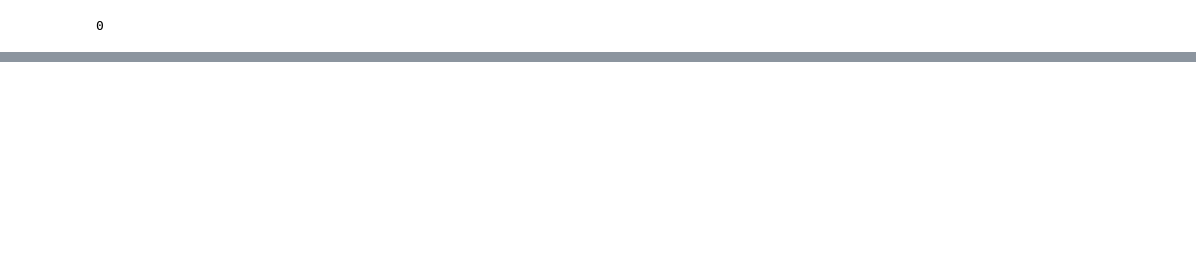
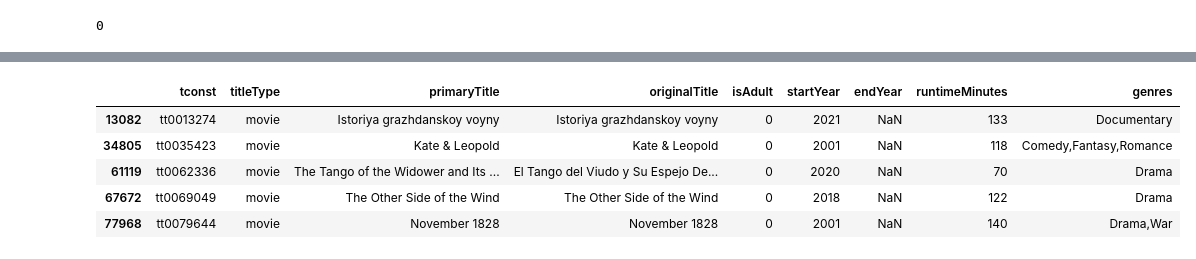
Before and after one commit to nathandhawale/Project-3, a Jupyter notebook: Project 3.ipynb, the cells around one changed output, grey strips where cells are left out. Saved outputs shown, nothing was run; the diff lists cells and outputs as text; code cells hidden in the pictures; blank space fills up the shorter version.

```diff
--- a/Project 3.ipynb
+++ b/Project 3.ipynb
@@ -162,0 +152,11 @@ basics2.head()
+# %%
+basics2 = basics1[basics1['startYear']>=2000]
+basics2 = basics2[basics2['startYear']<2022]
+basics2.head()
+# %% [output]
+|  | tconst | titleType | primaryTitle | originalTitle | isAdult | startYear | endYear | runtimeMinutes | genres |
+| 13082 | tt0013274 | movie | Istoriya grazhdanskoy voyny | Istoriya grazhdanskoy voyny | 0 | 2021 | NaN | 133 | Documentary |
+| 34805 | tt0035423 | movie | Kate & Leopold | Kate & Leopold | 0 | 2001 | NaN | 118 | Comedy,Fantasy,Romance |
+| 61119 | tt0062336 | movie | The Tango of the Widower and Its ... | El Tango del Viudo y Su Espejo De... | 0 | 2020 | NaN | 70 | Drama |
+| 67672 | tt0069049 | movie | The Other Side of the Wind | The Other Side of the Wind | 0 | 2018 | NaN | 122 | Drama |
+| 77968 | tt0079644 | movie | November 1828 | November 1828 | 0 | 2001 | NaN | 140 | Drama,War |
```
Also changed, not shown: parts of 34 cells of this notebook, 9 other files.
